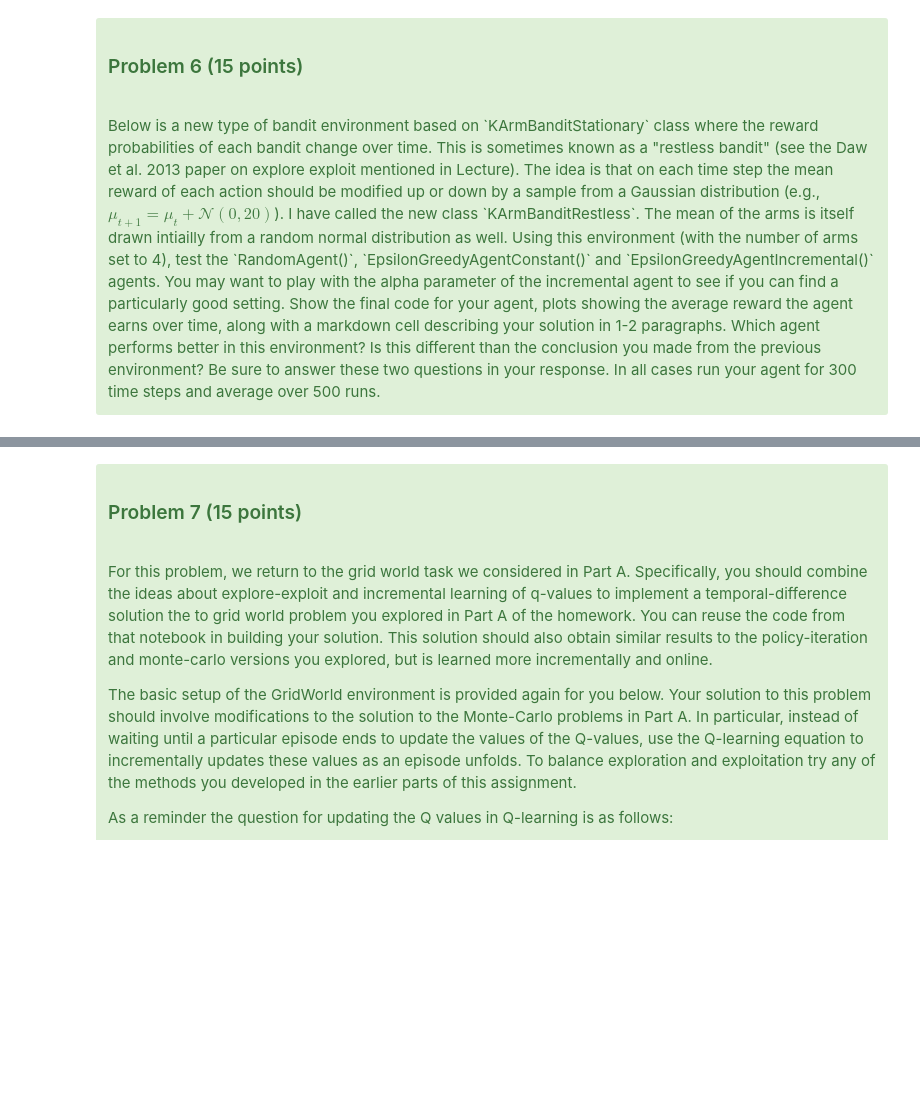
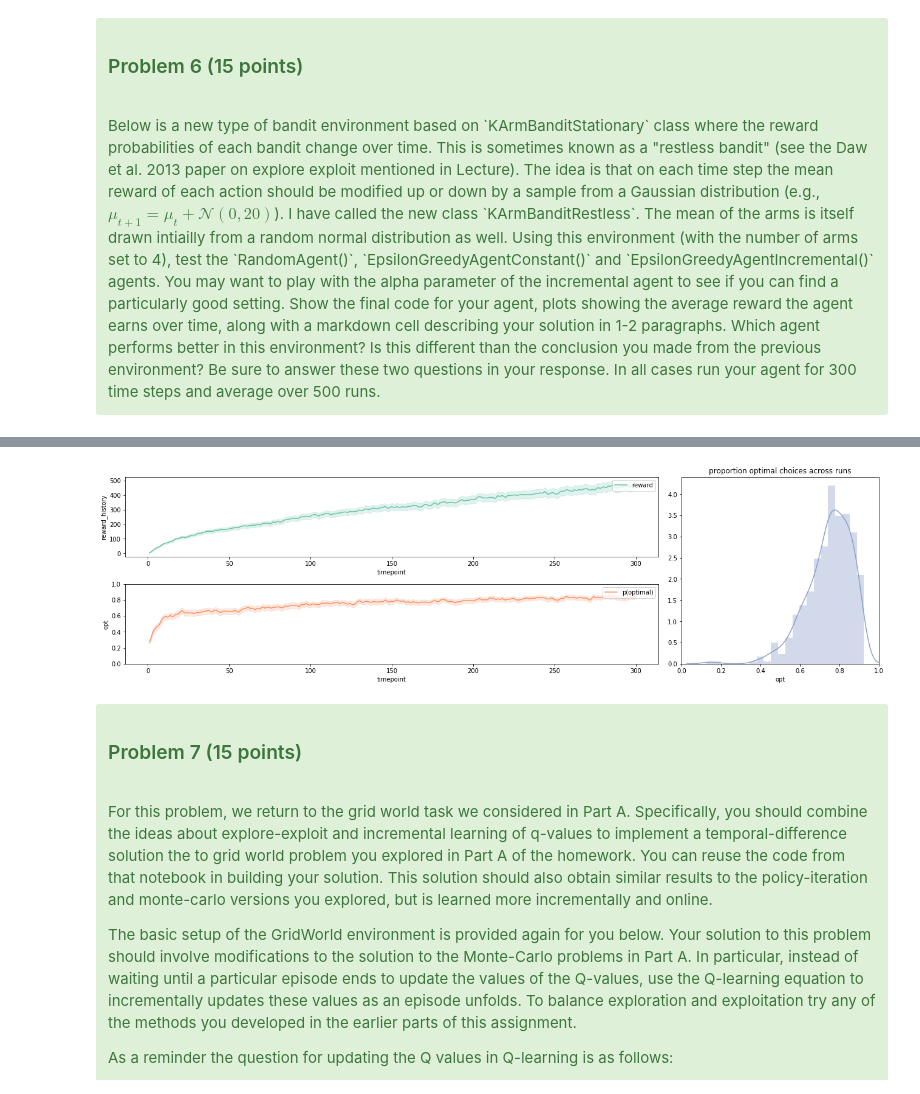
Before and after one commit to brendenlake/archive-CCM-site, a Jupyter notebook: homeworks/homework-RL/Homework-RL-B.ipynb, the cells around one changed output, grey strips where cells are left out. Saved outputs shown, nothing was run; the diff lists cells and outputs as text; code cells hidden in the pictures; blank space fills up the shorter version.

```diff
--- a/homeworks/homework-RL/Homework-RL-B.ipynb
+++ b/homeworks/homework-RL/Homework-RL-B.ipynb
@@ -188,3 +325,34 @@ bandit = KArmBanditRestless(n_bandits)
+# %%
+np.random.seed(200) # fix a seed for repeatable experiments
+n_timesteps = 300
+n_runs = 500
+n_bandits = 4
+
+reward_history = []
+opt_history = []
+run_history = []
+timestep = []
+
+for run in range(n_runs):  # repeat 100 random runs
+    bandit = KArmBanditRestless(n_bandits)
+    agent = EpsilonGreedyAgentConstant(n_bandits, epsilon=0.1, alpha=0.9)
+
+    for i in range(n_timesteps): # for a certain number of time steps
+        choice = agent.choose() # let the agent choose
+
+        reward, opt = bandit.step(choice)
+        #print(choice, reward, opt)
+        agent.learn(reward, choice)
+        reward_history.append(reward)
+        opt_history.append(opt)
+        run_history.append(run)
+        timestep.append(i)
+
+
+sim_result_df=pd.DataFrame({"run": run_history, "timepoint": timestep, "reward_history":reward_history, "opt": opt_history})
+plot_results(sim_result_df,2)
+# %% [output]
+[figure, added]
 # %% [markdown]
 <div class="alert alert-success" role="alert">
 <h3> Problem 7 (15 points) </h3><br>
```
Also changed, not shown: parts of 7 cells of this notebook, 1 other file.
